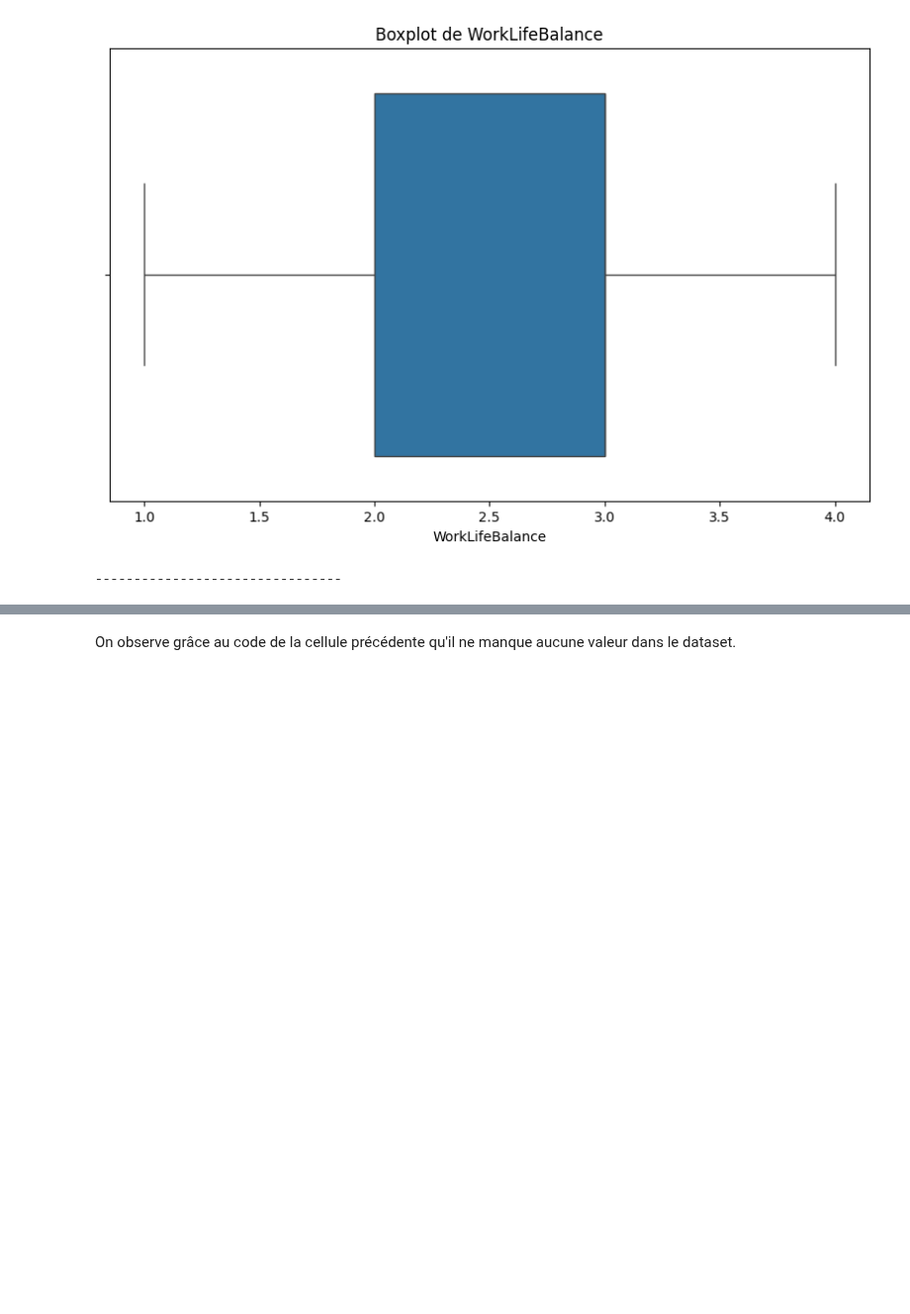
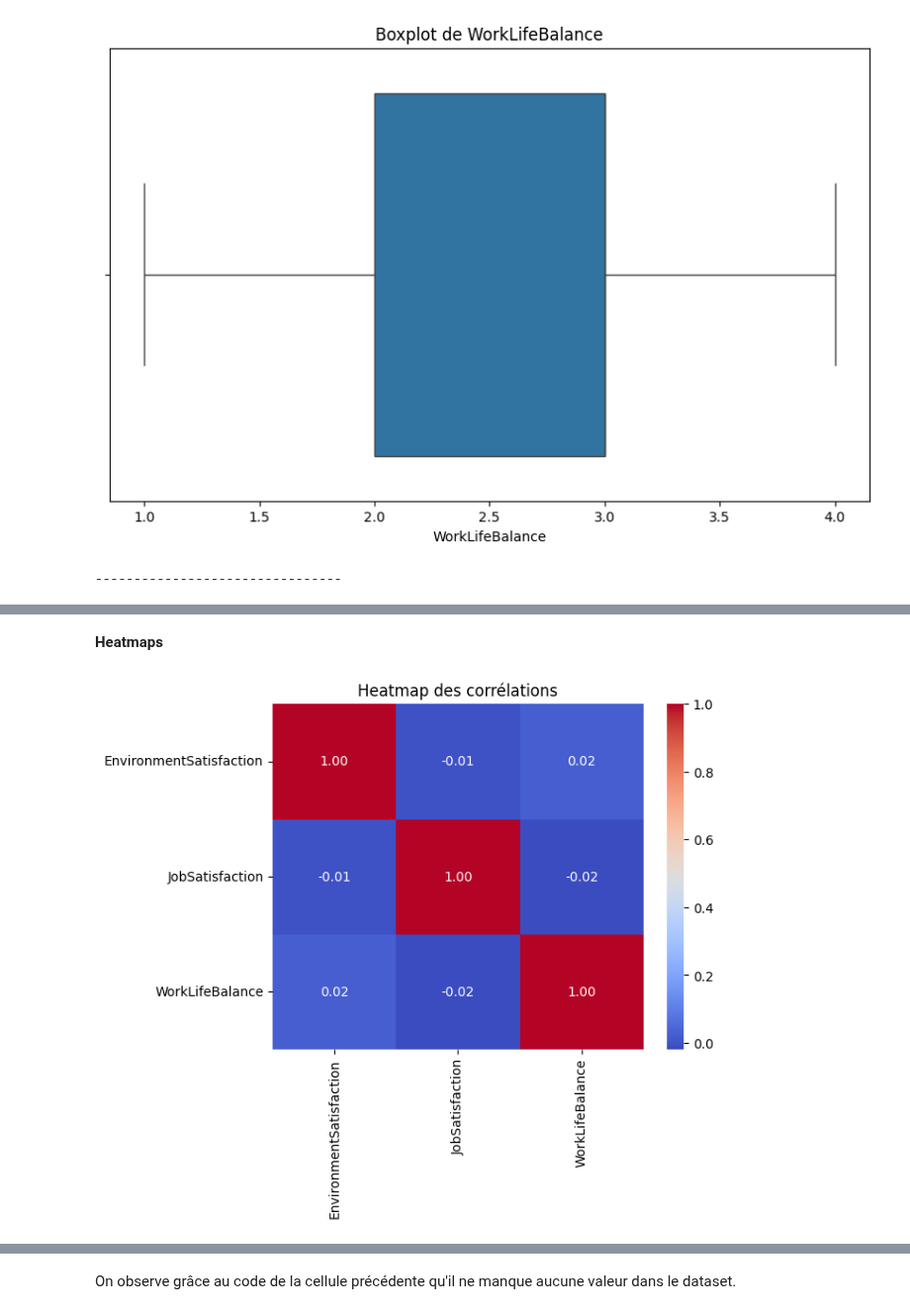
Before and after one commit to warren-gaure/projet-ia, a Jupyter notebook: notebooks/testing.ipynb, the cells around one changed output, grey strips where cells are left out. Shown at 99% size. Cells and saved outputs as stored; diff of their text form; code cells hidden in the pictures; blank space fills up the shorter version.

```diff
--- a/notebooks/testing.ipynb
+++ b/notebooks/testing.ipynb
@@ -195,0 +231,12 @@ Colonnes catégoriques : []
+# %% [markdown]
+**Heatmaps**
+# %%
+# Calcul de la matrice de corrélation
+corr_matrix = employees_survey[['EnvironmentSatisfaction', 'JobSatisfaction', 'WorkLifeBalance']].corr()
+
+# Création de la heatmap
+sns.heatmap(corr_matrix, annot=True, cmap='coolwarm', fmt='.2f')
+plt.title('Heatmap des corrélations')
+plt.show()
+# %% [output]
+[figure, added]
```
Also changed, not shown: parts of 26 cells of this notebook.
